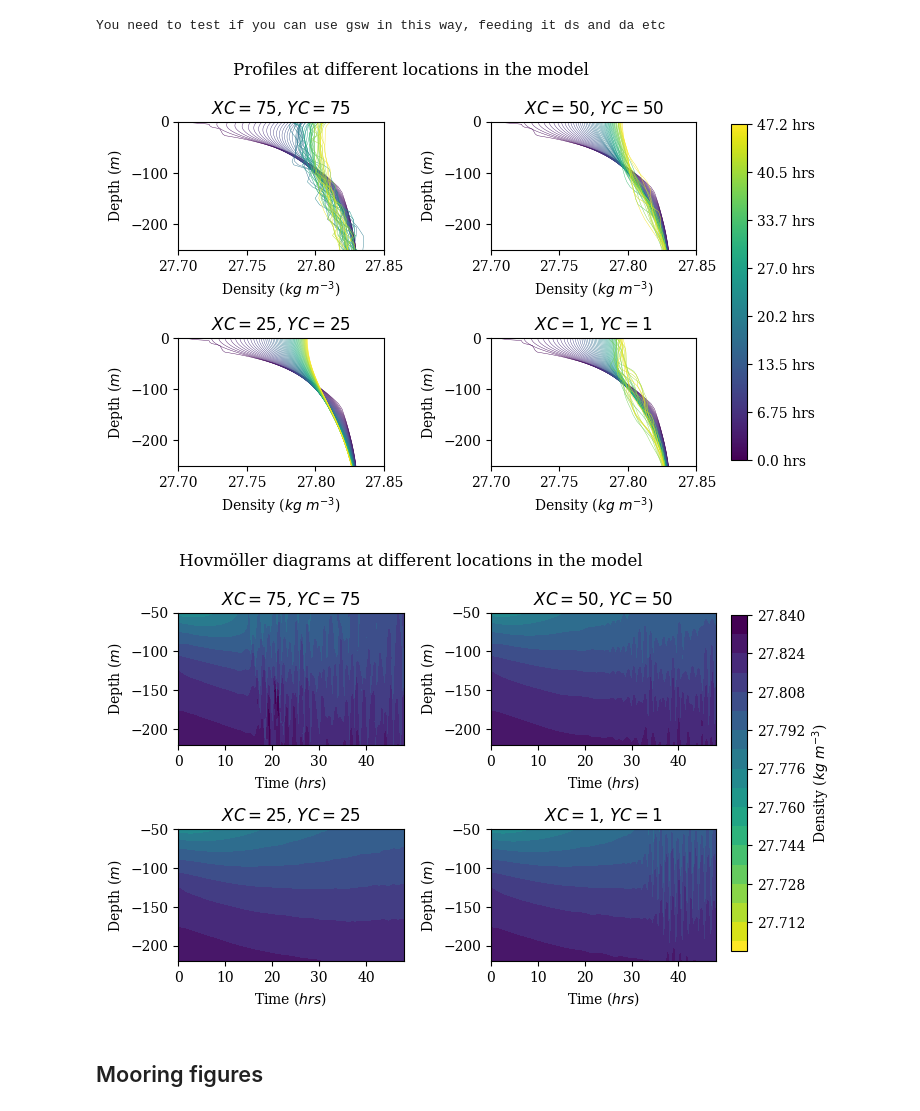
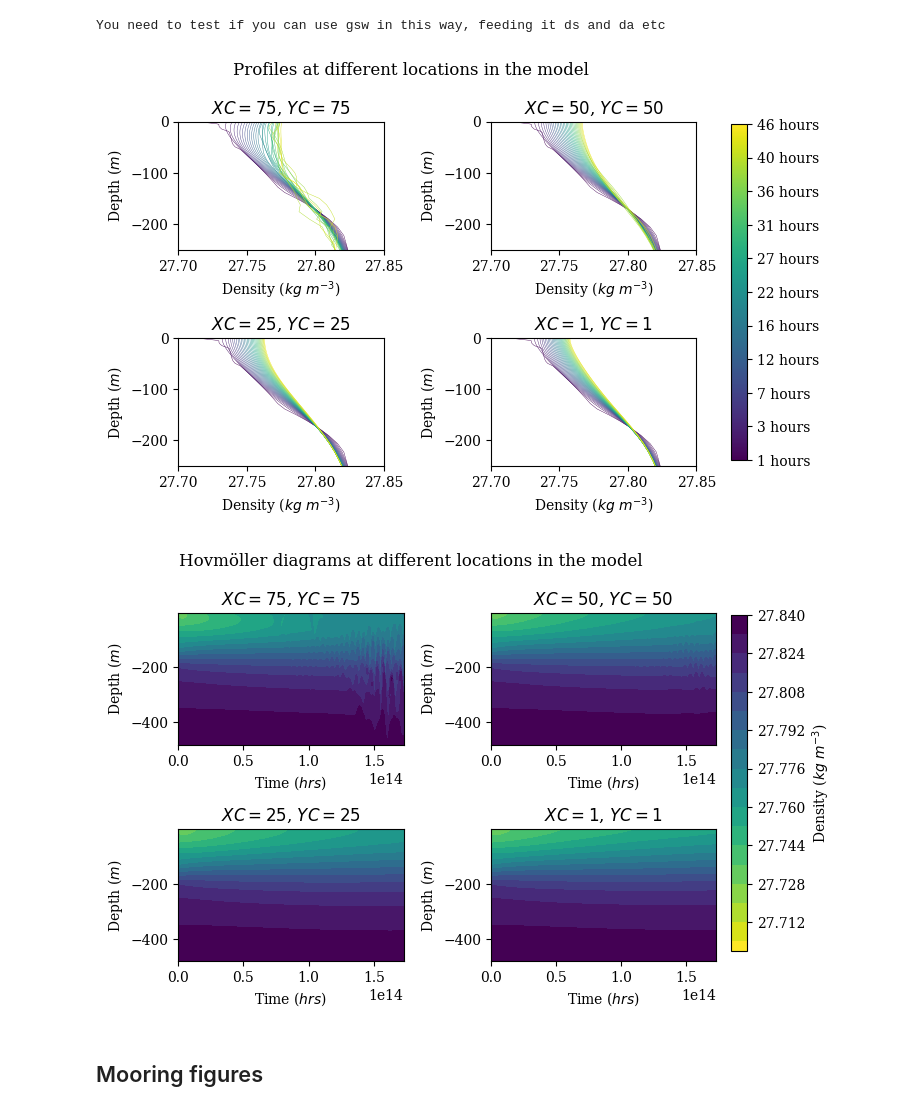
Before and after one commit to rowanjb/model_analyses, a Jupyter notebook: profiles_model.ipynb, the cells around one changed output. Cells and saved outputs as stored; diff of their text form; code cells hidden in the pictures.

Commit message:
Fixing times in plots

```diff
--- a/profiles_model.ipynb
+++ b/profiles_model.ipynb
@@ -39,7 +39,8 @@ from mpl_toolkits.axes_grid1 import host_subplot
 ## Model figures/calculations etc.
 # %%
 # Open the model data
-run = '../../../work/projects/p_so-clim/GCM_data/RowanMITgcm/mrb_034/'
+#run = '../../../work/projects/p_so-clim/GCM_data/RowanMITgcm/mrb_034/'
+run = '../MITgcm/so_plumes/mrb_038/'
 ds_model = bma.open_mitgcm_output_all_vars(run)
 
 # Adding density as a variable
@@ -51,11 +52,7 @@ You need to test if you can use gsw in this way, feeding it ds and da etc
 
 # Slicing/aliasing (if it's already several hundred steps long; clunky but works)
 ds = ds_model
-if len(ds['time'].data)>500: ds = ds.isel(time = slice(0,-1,15) )
-
-# Saving times as hours
-dt = 3 # For some reason "time" has units of ns (np) BUT it's actually timesteps saved as s and converted to ns
-times = [ int(time*dt)/(1e9 * 3600) for time in ds['time'].data ] # Now it's hours
+if len(ds['time'].data)>250: ds = ds.isel(time = slice(0,-1,15) )
 
 # Init figure
 plt.rcParams["font.family"] = "serif" # change the base font
@@ -63,10 +60,10 @@ fig, ax = plt.subplots(nrows=2,ncols=2)
 plt.suptitle('Profiles at different locations in the model')
 
 # Plotting in a loop
-norm = plt.Normalize(times[0], times[-1]) # Mapping time to the colourbar internal [0, 1]
+norm = plt.Normalize(0, len(ds['time'].data)) # Mapping time to the colourbar internal [0, 1]
 cmap = plt.cm.viridis # "viridis" is a nice colourmap that isn't, usually, a problem for people with colourblindness
-for n, t in enumerate(times): # Looping through each date...
-    c = cmap(norm(t)) # Obtaining the colour
+for n, t in enumerate(ds['time'].data): # Looping through each date...
+    c = cmap(norm(n)) # Obtaining the colour
     ds['rho_theta'].isel(time=n,XC=75,YC=75).plot(y='Z', ax=ax[0,0], color=c, lw=0.3)
 ax[0,0].set_xlabel('Density ($kg$ $m^{-3}$)')
 ax[0,0].set_ylabel('Depth ($m$)')
@@ -79,15 +76,13 @@ sm = plt.cm.ScalarMappable(cmap=cmap, norm=norm)
 fig.subplots_adjust(right=0.8)
 cbar_ax = fig.add_axes([1, 0.15, 0.025, 0.7])
 cbar = fig.colorbar(sm, cax=cbar_ax)
-tick_locs = np.linspace(times[0], times[-1], len(times[::9]))
+tick_locs = np.linspace(0, len(ds['time'].data), len(ds['time'].data[::round(len(ds['time'].data)/10)]))
 cbar.set_ticks(tick_locs)
-cbar.set_ticklabels([str(tick)[:4] + ' hrs'  for tick in tick_locs])
+cbar.set_ticklabels([ str(ds['time'].data[abs(int(tick-1))].astype('timedelta64[h]')) for tick in tick_locs])
 
 # Other plots
-norm = plt.Normalize(times[0], times[-1]) # Mapping time to the colourbar internal [0, 1]
-cmap = plt.cm.viridis # "viridis" is a nice colourmap that isn't, usually, a problem for people with colourblindness
-for n, t in enumerate(times): # Looping through each date...
-    c = cmap(norm(t)) # Obtaining the colour
+for n, t in enumerate(ds['time'].data): # Looping through each date...
+    c = cmap(norm(n)) # Obtaining the colour
     ds['rho_theta'].isel(time=n,XC=50,YC=50).plot(y='Z', ax=ax[0,1], color=c, lw=0.3)
 ax[0,1].set_xlabel('Density ($kg$ $m^{-3}$)')
 ax[0,1].set_ylabel('Depth ($m$)')
@@ -95,10 +90,8 @@ ax[0,1].set_title('$XC=50$, $YC=50$')
 ax[0,1].set_xlim(27.7,27.85)
 ax[0,1].set_ylim(-250,0)
 
-norm = plt.Normalize(times[0], times[-1]) # Mapping time to the colourbar internal [0, 1]
-cmap = plt.cm.viridis # "viridis" is a nice colourmap that isn't, usually, a problem for people with colourblindness
-for n, t in enumerate(times): # Looping through each date...
-    c = cmap(norm(t)) # Obtaining the colour
+for n, t in enumerate(ds['time'].data): # Looping through each date...
+    c = cmap(norm(n)) # Obtaining the colour
     ds['rho_theta'].isel(time=n,XC=25,YC=25).plot(y='Z', ax=ax[1,0], color=c, lw=0.3)
 ax[1,0].set_xlabel('Density ($kg$ $m^{-3}$)')
 ax[1,0].set_ylabel('Depth ($m$)')
@@ -106,10 +99,8 @@ ax[1,0].set_title('$XC=25$, $YC=25$')
 ax[1,0].set_xlim(27.7,27.85)
 ax[1,0].set_ylim(-250,0)
 
-norm = plt.Normalize(times[0], times[-1]) # Mapping time to the colourbar internal [0, 1]
-cmap = plt.cm.viridis # "viridis" is a nice colourmap that isn't, usually, a problem for people with colourblindness
-for n, t in enumerate(times): # Looping through each date...
-    c = cmap(norm(t)) # Obtaining the colour
+for n, t in enumerate(ds['time'].data): # Looping through each date...
+    c = cmap(norm(n)) # Obtaining the colour
     ds['rho_theta'].isel(time=n,XC=1,YC=1).plot(y='Z', ax=ax[1,1], color=c, lw=0.3)
 ax[1,1].set_xlabel('Density ($kg$ $m^{-3}$)')
 ax[1,1].set_ylabel('Depth ($m$)')
@@ -119,15 +110,11 @@ ax[1,1].set_ylim(-250,0)
 
 plt.tight_layout()
 # %% [output]
-[figure, old version]
+[figure, new version]
 # %%
 # Repeating plots above but with hovmoller diagrams
 
-# Saving times as hours if it's in ns
-dt = 3 # For some reason "time" has units of ns (np) BUT it's actually timesteps saved as s and converted to ns
 ds = ds_model
-if int(ds['time'].data[1]) > 10e9: ds['time'] = [ int(time*dt)/(1e9 * 3600) for time in ds['time'].data ] # Now it's hours
-# This is clunky but by rewriting ds['time'] as hours it becomes easy to use contourf
 
 # Init figure
 plt.rcParams["font.family"] = "serif" # change the base font
@@ -135,35 +122,36 @@ fig, ax = plt.subplots(nrows=2,ncols=2)
 plt.suptitle('Hovmöller diagrams at different locations in the model')
 
 norm = plt.Normalize(27.70, 27.84) # Mapping time to the colourbar internal [0, 1]
 
 # Plotting 4 subplots
 p1 = ds['rho_theta'].isel(XC=75,YC=75).plot.contourf('time','Z',ax=ax[0,0],levels=20,cmap = plt.cm.viridis_r, norm=norm,add_colorbar=False)
 ax[0,0].set_xlabel('Time ($hrs$)')
 ax[0,0].set_ylabel('Depth ($m$)')
 ax[0,0].set_title('$XC=75$, $YC=75$')
-ax[0,0].set_ylim(-220,-50)
+#ax[0,0].set_ylim(-220,-50)
 p1 = ds['rho_theta'].isel(XC=50,YC=50).plot.contourf('time','Z',ax=ax[0,1],levels=20,cmap = plt.cm.viridis_r, norm=norm,add_colorbar=False)
 ax[0,1].set_xlabel('Time ($hrs$)')
 ax[0,1].set_ylabel('Depth ($m$)')
 ax[0,1].set_title('$XC=50$, $YC=50$')
-ax[0,1].set_ylim(-220,-50)
+#ax[0,1].set_ylim(-220,-50)
 p1 = ds['rho_theta'].isel(XC=25,YC=25).plot.contourf('time','Z',ax=ax[1,0],levels=20,cmap = plt.cm.viridis_r, norm=norm,add_colorbar=False)
 ax[1,0].set_xlabel('Time ($hrs$)')
 ax[1,0].set_ylabel('Depth ($m$)')
 ax[1,0].set_title('$XC=25$, $YC=25$')
-ax[1,0].set_ylim(-220,-50)
+#ax[1,0].set_ylim(-220,-50)
 p1 = ds['rho_theta'].isel(XC=1,YC=1).plot.contourf('time','Z',ax=ax[1,1],levels=20,cmap = plt.cm.viridis_r, norm=norm,add_colorbar=False)
 ax[1,1].set_xlabel('Time ($hrs$)')
 ax[1,1].set_ylabel('Depth ($m$)')
 ax[1,1].set_title('$XC=1$, $YC=1$')
-ax[1,1].set_ylim(-220,-50)
+#ax[1,1].set_ylim(-220,-50)
 
 # Handling the colourbar
 fig.subplots_adjust(right=0.8)
 cbar_ax = fig.add_axes([1, 0.15, 0.025, 0.7])
 cbar = plt.colorbar(p1, cax=cbar_ax, orientation="vertical", label='Density ($kg$ $m^{-3}$)')
 cbar_ax.set_ylim(27.70, 27.84)
 
 plt.tight_layout()
+plt.savefig('hovmoller_diagrams_at_different_locations_in_the_model_038.png',dpi=1200)
 # %% [output]
-[figure, old version]
+[figure, new version]
```
Also changed, not shown: parts of 2 cells of this notebook.
